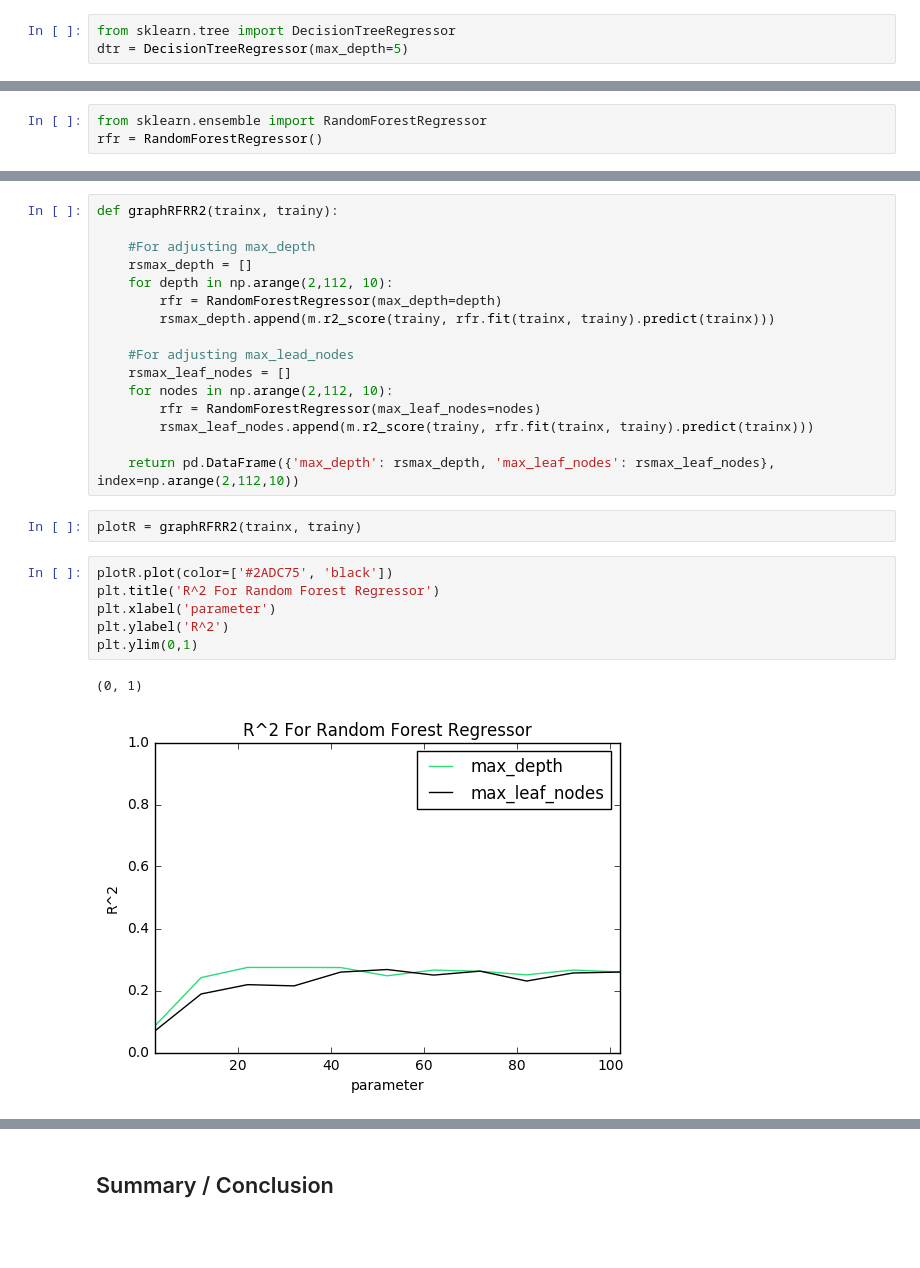
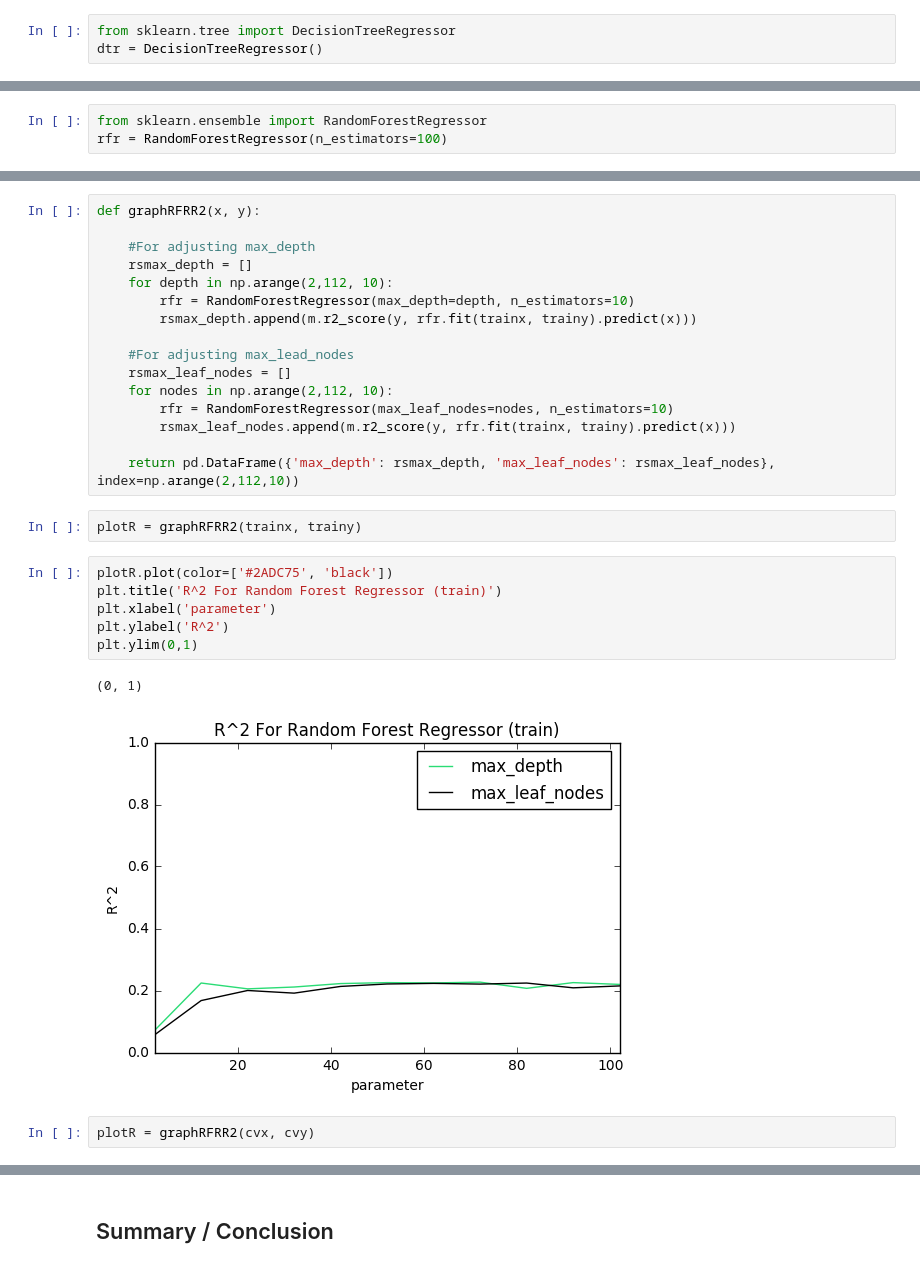
Before and after one commit to gagejustins/Kickstarter, a Jupyter notebook: kickstarter.ipynb, the cells around one changed output, grey strips where cells are left out. Saved outputs shown, nothing was run; the diff lists cells and outputs as text; blank space fills up the shorter version.

```diff
--- a/kickstarter.ipynb
+++ b/kickstarter.ipynb
@@ -465,6 +548,6 @@ The category and country features have p-values of .08, which is slightly above
 # %%
 from sklearn.tree import DecisionTreeRegressor
-dtr = DecisionTreeRegressor(max_depth=5)
+dtr = DecisionTreeRegressor()
 # %%
 dtr.fit(trainx, trainy)
 # %% [output]
@@ -483,6 +575,6 @@ This decision tree achieves a much better R^2 of 22%. We can also try a random f
 # %%
 from sklearn.ensemble import RandomForestRegressor
-rfr = RandomForestRegressor()
+rfr = RandomForestRegressor(n_estimators=100)
 # %%
 rfr.fit(trainx, trainy)
 # %% [output]
@@ -502,27 +601,29 @@ Looks like the Random Forest Regressor achieves the highest overall R^2. Let's p
 # %%
-def graphRFRR2(trainx, trainy):
+def graphRFRR2(x, y):
 
     #For adjusting max_depth
     rsmax_depth = []
     for depth in np.arange(2,112, 10):
-        rfr = RandomForestRegressor(max_depth=depth)
-        rsmax_depth.append(m.r2_score(trainy, rfr.fit(trainx, trainy).predict(trainx)))
+        rfr = RandomForestRegressor(max_depth=depth, n_estimators=10)
+        rsmax_depth.append(m.r2_score(y, rfr.fit(trainx, trainy).predict(x)))
 
     #For adjusting max_lead_nodes
     rsmax_leaf_nodes = []
     for nodes in np.arange(2,112, 10):
-        rfr = RandomForestRegressor(max_leaf_nodes=nodes)
-        rsmax_leaf_nodes.append(m.r2_score(trainy, rfr.fit(trainx, trainy).predict(trainx)))
+        rfr = RandomForestRegressor(max_leaf_nodes=nodes, n_estimators=10)
+        rsmax_leaf_nodes.append(m.r2_score(y, rfr.fit(trainx, trainy).predict(x)))
 
     return pd.DataFrame({'max_depth': rsmax_depth, 'max_leaf_nodes': rsmax_leaf_nodes}, index=np.arange(2,112,10))
 # %%
 plotR = graphRFRR2(trainx, trainy)
 # %%
 plotR.plot(color=['#2ADC75', 'black'])
-plt.title('R^2 For Random Forest Regressor')
+plt.title('R^2 For Random Forest Regressor (train)')
 plt.xlabel('parameter')
 plt.ylabel('R^2')
 plt.ylim(0,1)
 # %% [output]
 (0, 1)
-[figure, old version]
+[figure, new version]
+# %%
+plotR = graphRFRR2(cvx, cvy)
```
Also changed, not shown: parts of 51 cells of this notebook.
